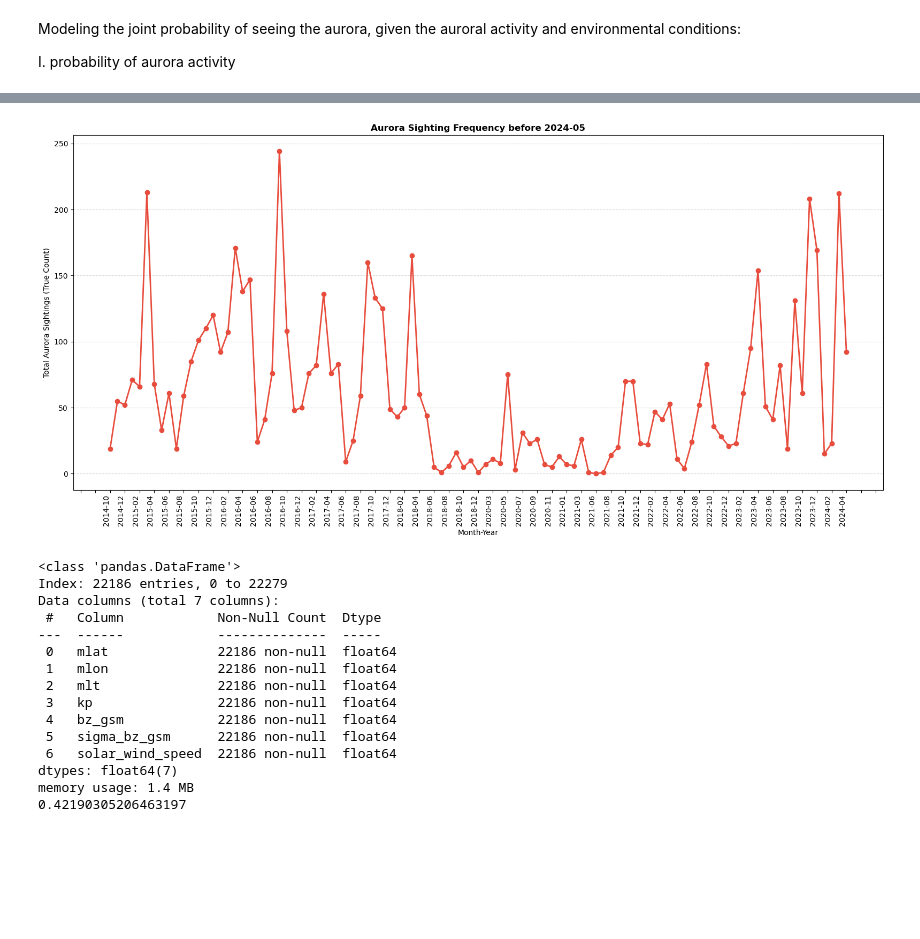
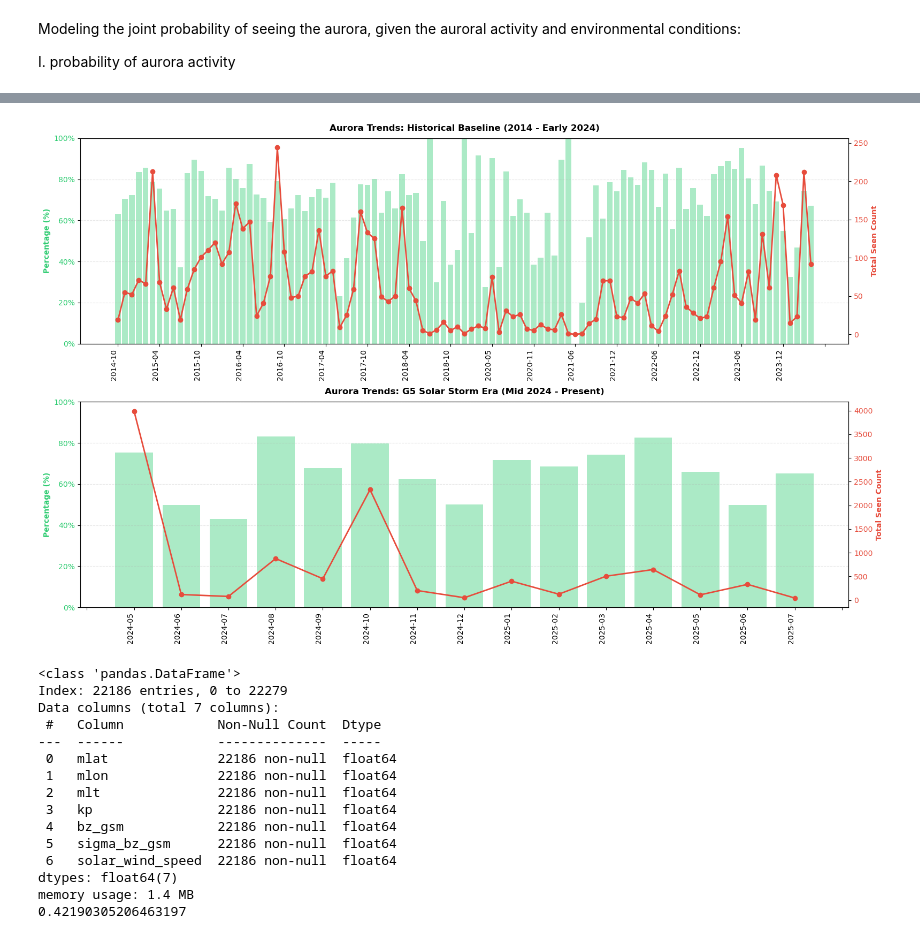
Before and after one commit to Erdos-Projects/summer26-aurora-visibility-predictions, a Jupyter notebook: modeling.ipynb, the cells around one changed output, grey strips where cells are left out. Cells and saved outputs as stored; diff of their text form; code cells hidden in the pictures; blank space fills up the shorter version.

Commit message:
more eda plots

```diff
--- a/modeling.ipynb
+++ b/modeling.ipynb
@@ -50,18 +28,50 @@ plt.show()
-# %%
-plt.figure(figsize=(16, 8))
-plt.plot(monthly_trends2['year_month'], monthly_trends2['is_aurora_seen'], marker='o', color='#e74c3c', linewidth=2)
-plt.xlabel('Month-Year')
-plt.ylabel('Total Aurora Sightings (True Count)')
-plt.title('Aurora Sighting Frequency before 2024-05', fontweight='bold')
-plt.xticks(rotation=90, ha='right')
-plt.grid(axis='y', linestyle='--', alpha=0.5)
-
-plt.tight_layout()
-ax = plt.gca()
-ax.xaxis.set_major_locator(ticker.MultipleLocator(2))
-plt.show()
-# %% [output]
-[figure, removed]
+# %%
+df['timestamp'] = pd.to_datetime(df['timestamp'], format='mixed').dt.tz_convert('UTC')
+df = df.sort_values('timestamp').reset_index(drop=True)
+
+df['year_month'] = df['timestamp'].dt.tz_localize(None).dt.to_period('M').astype(str)
+df['is_aurora_seen'] = df['see_aurora'].astype(int)
+monthly_stats = df.groupby('year_month')['is_aurora_seen'].agg(['sum', 'mean']).reset_index()
+monthly_stats['percentage_seen'] = monthly_stats['mean'] * 100
+pre_anomaly = monthly_stats[monthly_stats['year_month'] < '2024-05']
+post_anomaly = monthly_stats[monthly_stats['year_month'] >= '2024-05']
+
+fig, (ax1_left, ax2_left) = plt.subplots(2, 1, figsize=(16, 10), sharex=False)
+
+def plot_seen_aurora(ax_left, data, title_suffix):
+    x_indices = range(len(data))
+    x_labels = data['year_month'].values
+
+    # Percentages
+    color_bar = '#2ecc71'
+    ax_left.bar(x_indices, data['percentage_seen'], color=color_bar, alpha=0.4, label='Percentage Seen (%)')
+    ax_left.set_ylabel('Percentage (%)', color=color_bar, fontweight='bold')
+    ax_left.tick_params(axis='y', labelcolor=color_bar)
+    ax_left.set_ylim(0, 100)
+    ax_left.yaxis.set_major_formatter(ticker.PercentFormatter(xmax=100))
+
+    # Counts
+    ax_right = ax_left.twinx()
+    color_line = '#e74c3c'
+    ax_right.plot(x_indices, data['sum'], marker='o', color=color_line, linewidth=2, label='Total Seen (Count)')
+    ax_right.set_ylabel('Total Seen Count', color=color_line, fontweight='bold')
+    ax_right.tick_params(axis='y', labelcolor=color_line)
+
+    ax_left.xaxis.set_major_locator(ticker.MaxNLocator(nbins=20, integer=True))
+    ax_left.xaxis.set_major_formatter(ticker.FuncFormatter(
+        lambda x, pos: x_labels[int(x)] if 0 <= int(x) < len(x_labels) else ''
+    ))
+    plt.setp(ax_left.get_xticklabels(), rotation=90, ha='right')
+    ax_left.grid(axis='y', linestyle='--', alpha=0.3)
+    ax_left.set_title(f'Aurora Trends: {title_suffix}', fontweight='bold', pad=10)
+
+plot_seen_aurora(ax1_left, pre_anomaly, "Historical Baseline (2014 - Early 2024)")
+plot_seen_aurora(ax2_left, post_anomaly, "G5 Solar Storm Era (Mid 2024 - Present)")
+
+plt.tight_layout()
+plt.show()
+# %% [output]
+[figure, added]
 # %%
 features_phase1 = ['mlat', 'mlon', 'mlt', 'kp', 'bz_gsm', 'sigma_bz_gsm', 'solar_wind_speed']
 df['is_aurora_active'] = df['activities_id'].notna().astype(int)
```
Also changed, not shown: parts of 1 cell of this notebook.
